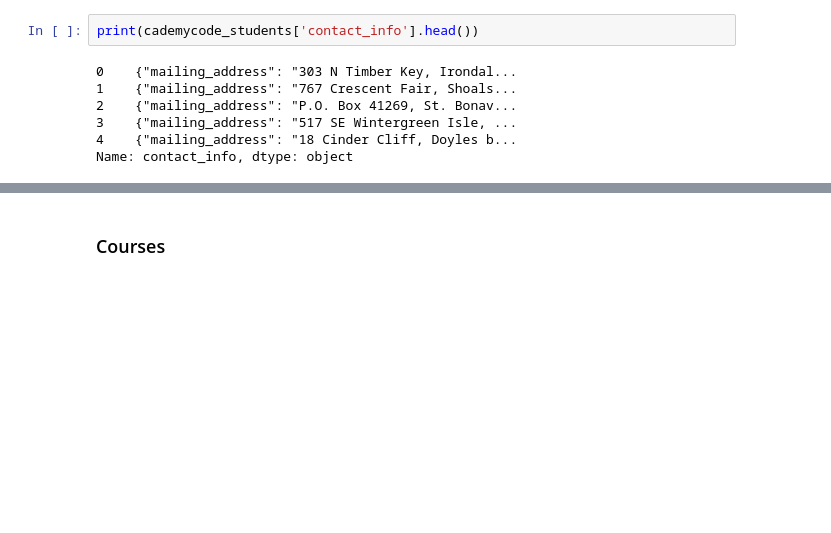
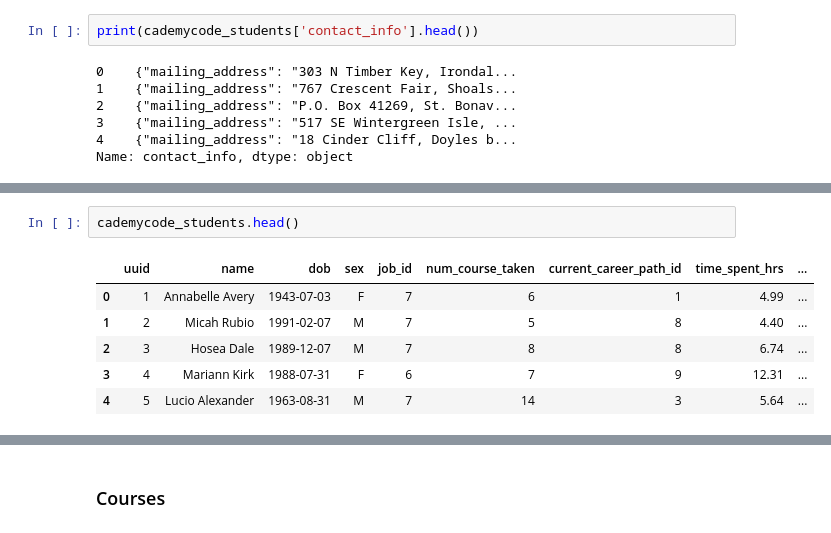
Before and after one commit to zuzaszk/codecademy-portfolio, a Jupyter notebook: main.ipynb, the cells around one changed output, grey strips where cells are left out. Cells and saved outputs as stored; diff of their text form; blank space fills up the shorter version.

```diff
--- a/main.ipynb
+++ b/main.ipynb
@@ -194,0 +210,9 @@ print(cademycode_students.head())
+# %%
+cademycode_students.head()
+# %% [output]
+|  | uuid | name | dob | sex | job_id | num_course_taken | current_career_path_id | time_spent_hrs | ... |
+| 0 | 1 | Annabelle Avery | 1943-07-03 | F | 7 | 6 | 1 | 4.99 | ... |
+| 1 | 2 | Micah Rubio | 1991-02-07 | M | 7 | 5 | 8 | 4.40 | ... |
+| 2 | 3 | Hosea Dale | 1989-12-07 | M | 7 | 8 | 8 | 6.74 | ... |
+| 3 | 4 | Mariann Kirk | 1988-07-31 | F | 6 | 7 | 9 | 12.31 | ... |
+| 4 | 5 | Lucio Alexander | 1963-08-31 | M | 7 | 14 | 3 | 5.64 | ... |
```
Also changed, not shown: parts of 21 cells of this notebook.
